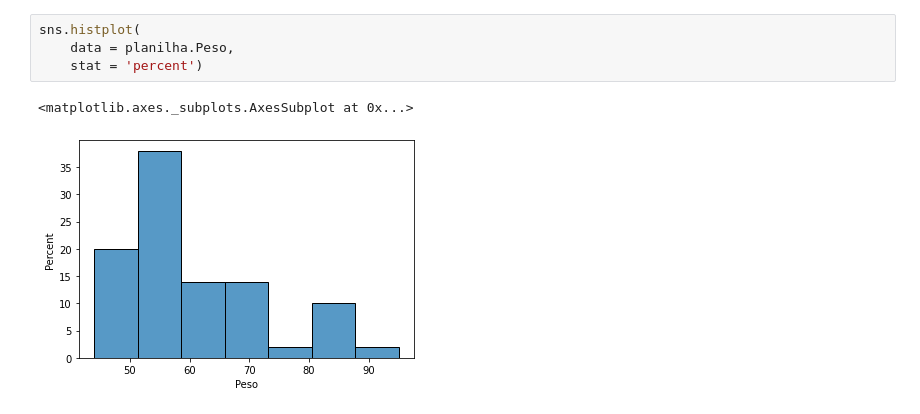
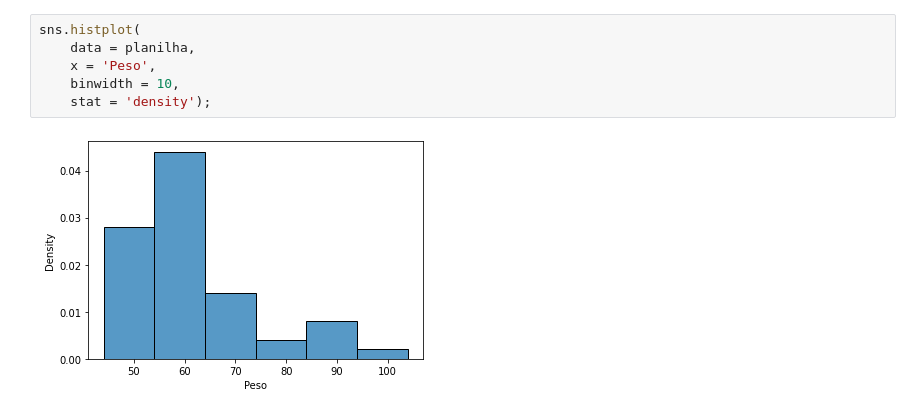
Before and after one commit to douglascdsantos/unesp_estatistica_e_probabilidade, a Jupyter notebook: aula01/tabela de frequencia.ipynb, the cells around one changed output. Cells and saved outputs as stored; diff of their text form.

```diff
--- a/aula01/tabela de frequencia.ipynb
+++ b/aula01/tabela de frequencia.ipynb
@@ -55,7 +146,8 @@ import seaborn as sns
 # %%
 sns.histplot(
-    data = planilha.Peso,
-    stat = 'percent')
+    data = planilha,
+    x = 'Peso',
+    binwidth = 10,
+    stat = 'density');
 # %% [output]
-<matplotlib.axes._subplots.AxesSubplot at 0x...>
-[figure, old version]
+[figure, new version]
```
Also changed, not shown: parts of 26 cells of this notebook.
